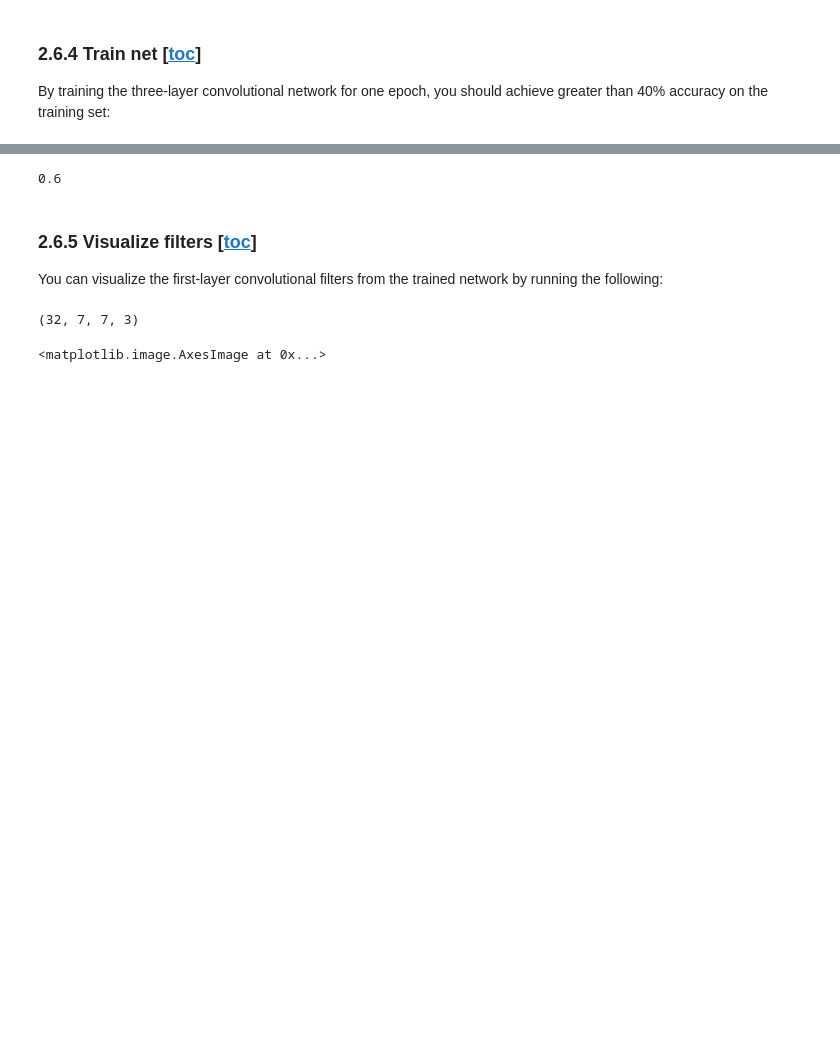
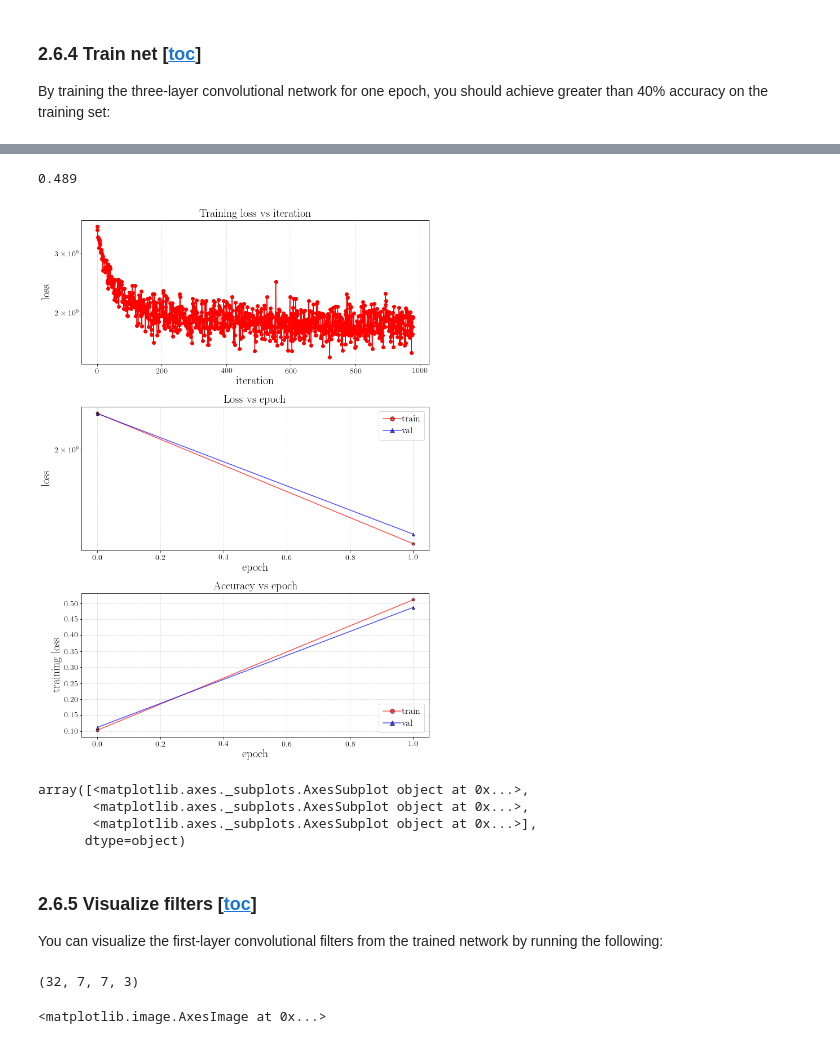
Before and after one commit to siri3us/ml, a Jupyter notebook: notebooks/my_neural_net/HW2_conv.ipynb, the cells around one changed output, grey strips where cells are left out. Cells and saved outputs as stored; diff of their text form; code cells hidden in the pictures; blank space fills up the shorter version.

```diff
--- a/notebooks/my_neural_net/HW2_conv.ipynb
+++ b/notebooks/my_neural_net/HW2_conv.ipynb
@@ -1369,9 +843,17 @@ Convolution->ReLU->MaxPooling->Flatten->Dense(5408->200)->ReLU->Dense(200->10)->
 probas = model.forward(data['X_val'])
 y_pred = np.argmax(probas, axis=1)
 y_true = data['y_val']
-print(np.mean(y_pred == y_true))
+print('Validation accuracy:', np.mean(y_pred == y_true))
 # %% [output]
-0.6
+0.489
+# %%
+plot_solver_history(solver.history)
+# %% [output]
+[figure, added]
+array([<matplotlib.axes._subplots.AxesSubplot object at 0x...>,
+       <matplotlib.axes._subplots.AxesSubplot object at 0x...>,
+       <matplotlib.axes._subplots.AxesSubplot object at 0x...>],
+      dtype=object)
 # %% [markdown]
 <a id='cnn_three_visualize'></a>
 ### 2.6.5 Visualize filters [[toc](#toc)]
```
Also changed, not shown: parts of 31 cells of this notebook, 12 other files.
